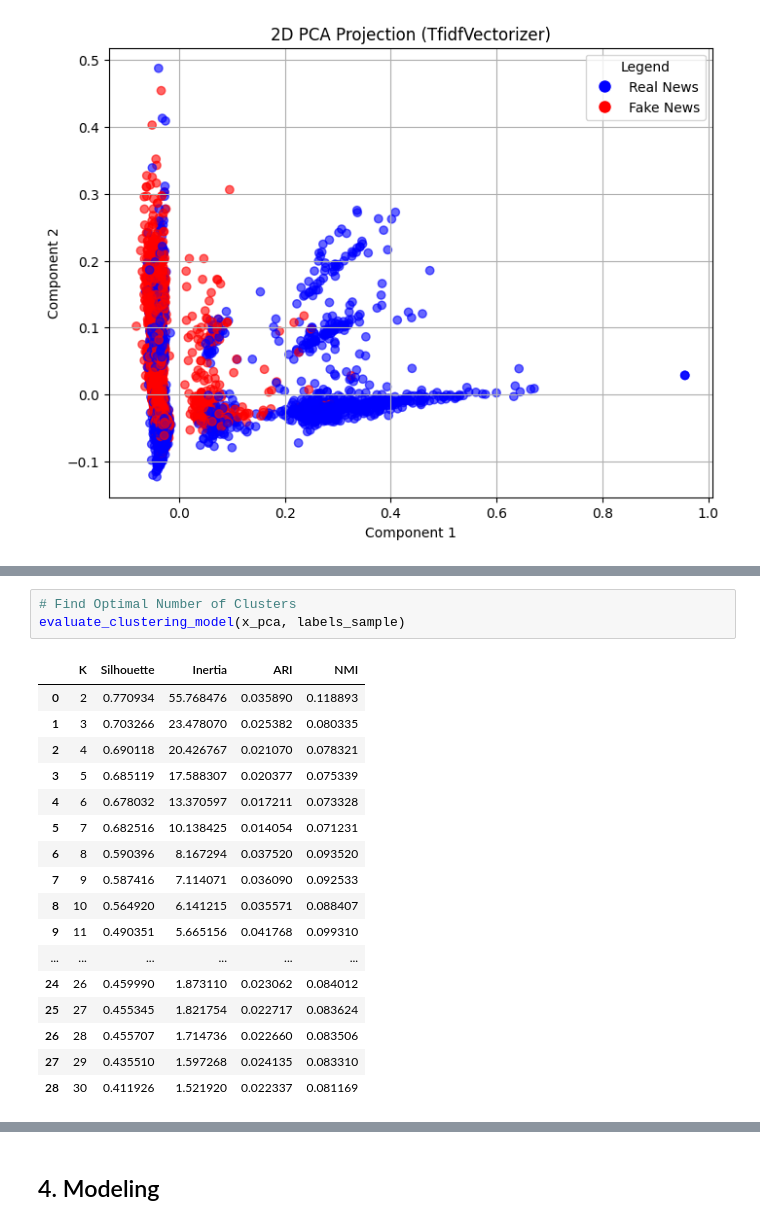
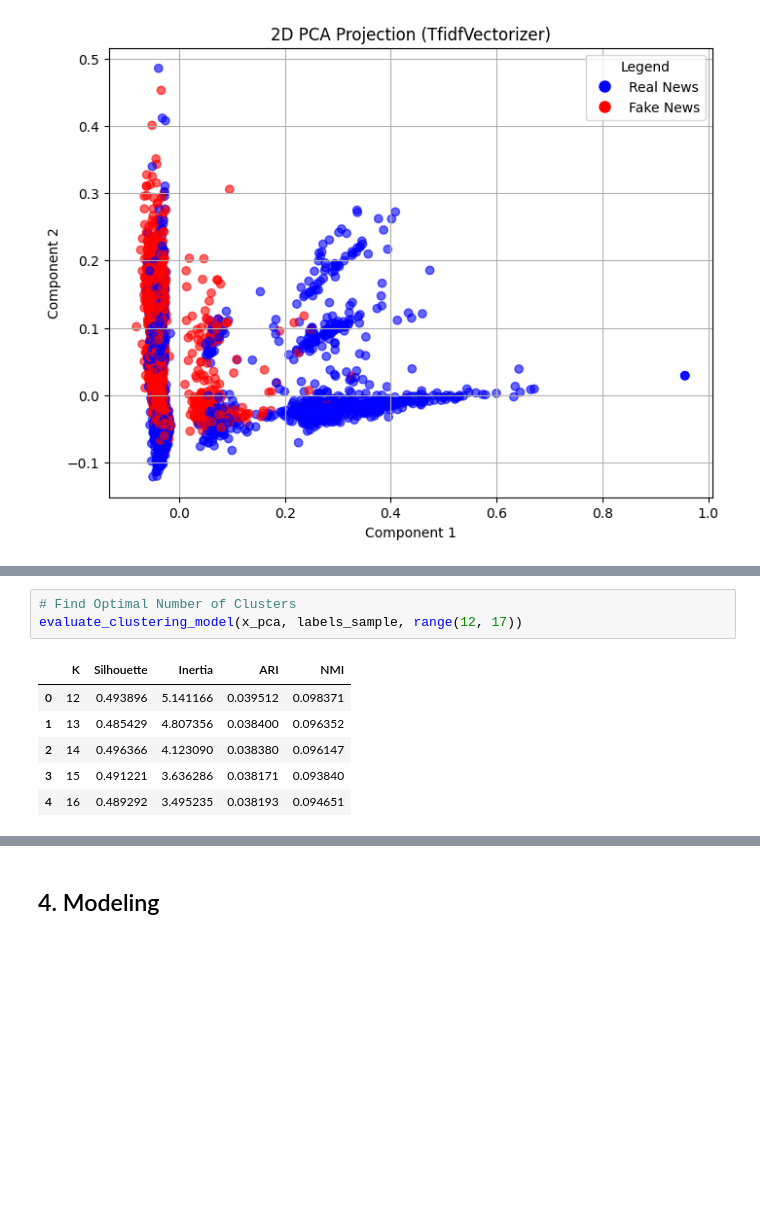
Before and after one commit to link1226/CAP4770-Project, a Jupyter notebook: notebooks/JoesNotebook.ipynb, the cells around one changed output, grey strips where cells are left out. Drawn from its saved outputs; the diff is of its cells as text; blank space fills up the shorter version.

```diff
--- a/notebooks/JoesNotebook.ipynb
+++ b/notebooks/JoesNotebook.ipynb
@@ -375,23 +330,12 @@ display_pca_words(components, features, 10)
 # %%
 # Find Optimal Number of Clusters
-evaluate_clustering_model(x_pca, labels_sample)
+evaluate_clustering_model(x_pca, labels_sample, range(12, 17))
 # %% [output]
 |  | K | Silhouette | Inertia | ARI | NMI |
-| 0 | 2 | 0.770934 | 55.768476 | 0.035890 | 0.118893 |
-| 1 | 3 | 0.703266 | 23.478070 | 0.025382 | 0.080335 |
-| 2 | 4 | 0.690118 | 20.426767 | 0.021070 | 0.078321 |
-| 3 | 5 | 0.685119 | 17.588307 | 0.020377 | 0.075339 |
-| 4 | 6 | 0.678032 | 13.370597 | 0.017211 | 0.073328 |
-| 5 | 7 | 0.682516 | 10.138425 | 0.014054 | 0.071231 |
-| 6 | 8 | 0.590396 | 8.167294 | 0.037520 | 0.093520 |
-| 7 | 9 | 0.587416 | 7.114071 | 0.036090 | 0.092533 |
-| 8 | 10 | 0.564920 | 6.141215 | 0.035571 | 0.088407 |
-| 9 | 11 | 0.490351 | 5.665156 | 0.041768 | 0.099310 |
-| ... | ... | ... | ... | ... | ... |
-| 24 | 26 | 0.459990 | 1.873110 | 0.023062 | 0.084012 |
-| 25 | 27 | 0.455345 | 1.821754 | 0.022717 | 0.083624 |
-| 26 | 28 | 0.455707 | 1.714736 | 0.022660 | 0.083506 |
-| 27 | 29 | 0.435510 | 1.597268 | 0.024135 | 0.083310 |
-| 28 | 30 | 0.411926 | 1.521920 | 0.022337 | 0.081169 |
+| 0 | 12 | 0.493896 | 5.141166 | 0.039512 | 0.098371 |
+| 1 | 13 | 0.485429 | 4.807356 | 0.038400 | 0.096352 |
+| 2 | 14 | 0.496366 | 4.123090 | 0.038380 | 0.096147 |
+| 3 | 15 | 0.491221 | 3.636286 | 0.038171 | 0.093840 |
+| 4 | 16 | 0.489292 | 3.495235 | 0.038193 | 0.094651 |
 # %%
 # Perform Cluster Analysis
```
Also changed, not shown: parts of 24 cells of this notebook.
